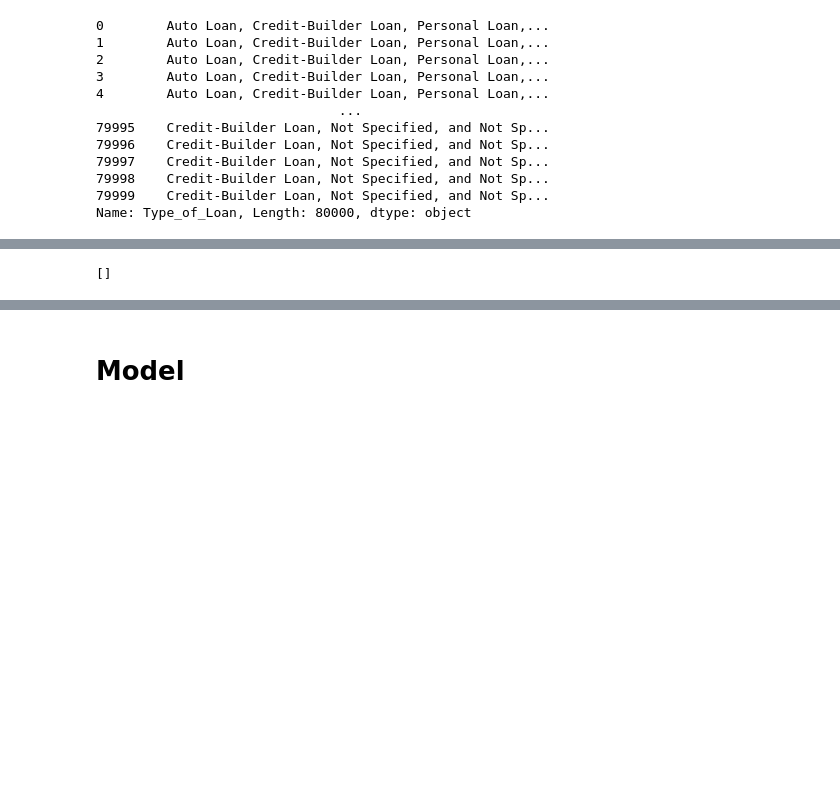
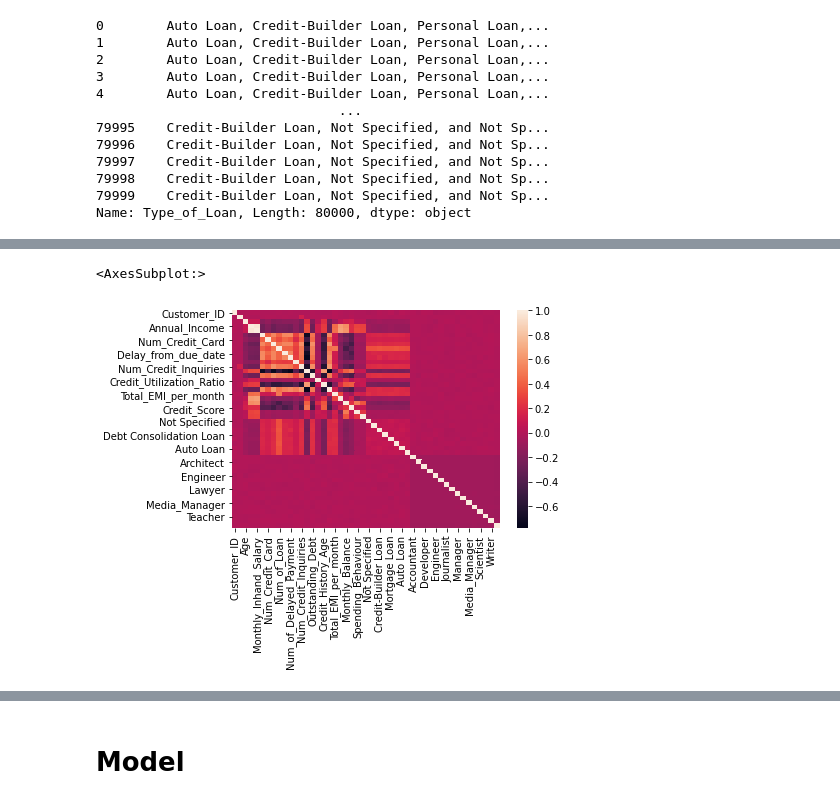
Before and after one commit to AKapich/Credit_Score_Classification, a Jupyter notebook: another solution.ipynb, the cells around one changed output, grey strips where cells are left out. Saved outputs shown, nothing was run; the diff lists cells and outputs as text; code cells hidden in the pictures; blank space fills up the shorter version.

```diff
--- a/another solution.ipynb
+++ b/another solution.ipynb
@@ -174,4 +220,0 @@ train['Value_Payments'] = train['Value_Payments'].map(value_dict)
-# %%
-# drop some more less relevant columns - not ideal solution !!!!
-train = train.drop(['Month', 'Occupation', 'Payment_Behaviour'], axis='columns')
-# Payment_Behaviour/Credit Score correlation is 0.083, I expected higher
@@ -213,6 +256,8 @@ train['Credit_History_Age'] = train['Credit_History_Age'].apply(history_age)
 # replace the null values using 'mean' for particular customers identified by Customer_ID
 
 continuous_values = ['Monthly_Inhand_Salary', 'Amount_invested_monthly',
-                     'Monthly_Balance', 'Credit_History_Age']
-[train[column].fillna(train.groupby('Customer_ID')[column].transform('mean'), inplace=True)
- for column in continuous_values]
+                     'Monthly_Balance', 'Credit_History_Age', "Outstanding_Debt",
+                     "Changed_Credit_Limit", "Annual_Income"]
+
+for column in continuous_values:
+    train[column].fillna(train.groupby('Customer_ID')[column].transform('mean'), inplace=True)
@@ -224,4 +267,12 @@ continuous_values = ['Monthly_Inhand_Salary', 'Amount_invested_monthly',
 
 # using mean is not causing any trouble here, we're practically taking the value that appears
 # in the rows with the same id
-train['Credit_Mix'].fillna(train.groupby('Customer_ID')['Credit_Mix'].transform('mean'), inplace=True)
+
+# but we will use mode for preserving the type in categorical data
+
+discrete_columns = ["Age", "Annual_Income", "Num_Credit_Inquiries", "Num_of_Loan", "Credit_Mix",
+                    "Num_of_Delayed_Payment", "Num_Credit_Inquiries", "Spending_Behaviour", "Payment_of_Min_Amount", "Value_Payments"]
+
+for column in discrete_columns:
+    #train[column].fillna(train.groupby('Customer_ID')[column].agg(lambda x: pd.Series.mode(x)[0]), inplace=True)
+    train[column].fillna(train.groupby('Customer_ID')[column].transform('median'), inplace=True)
@@ -295,3 +353,12 @@ memory usage: 17.3 MB
+# %%
+train = train.join(pd.get_dummies(train['Occupation']))
+
+del train["Occupation"]
+# %%
+sns.heatmap(train.corr(method="spearman"))
+# %% [output]
+<AxesSubplot:>
+[figure, added]
 # %%
 # eliminate the most irrelevant columns
 
@@ -302,7 +369,3 @@ for colname in train.columns.values[:-1]:
             colnames.append(colname)
     except:
         pass # not with every columns the correlation could have been measured, to deal with later
-# %%
-colnames
-# %% [output]
-[]
```
Also changed, not shown: parts of 29 cells of this notebook.
